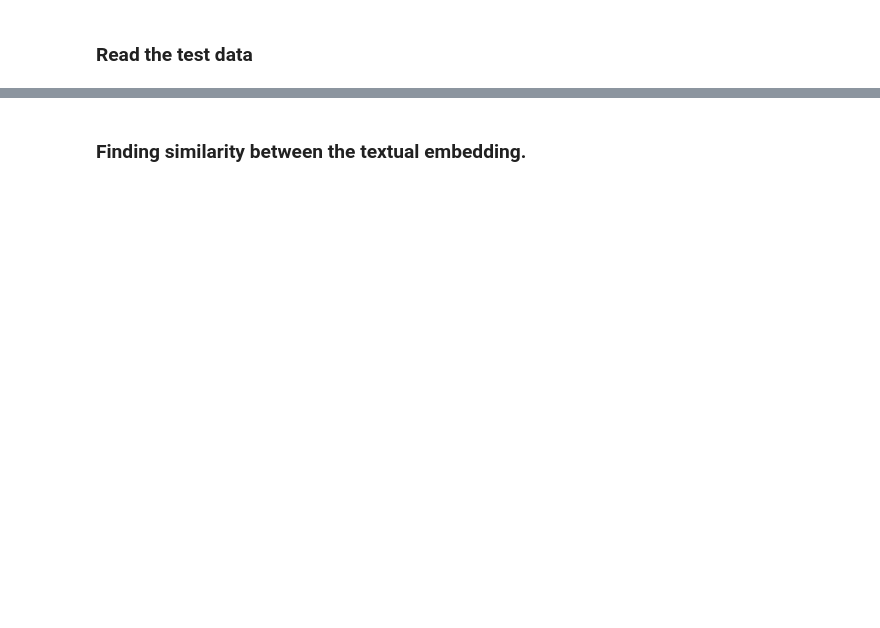
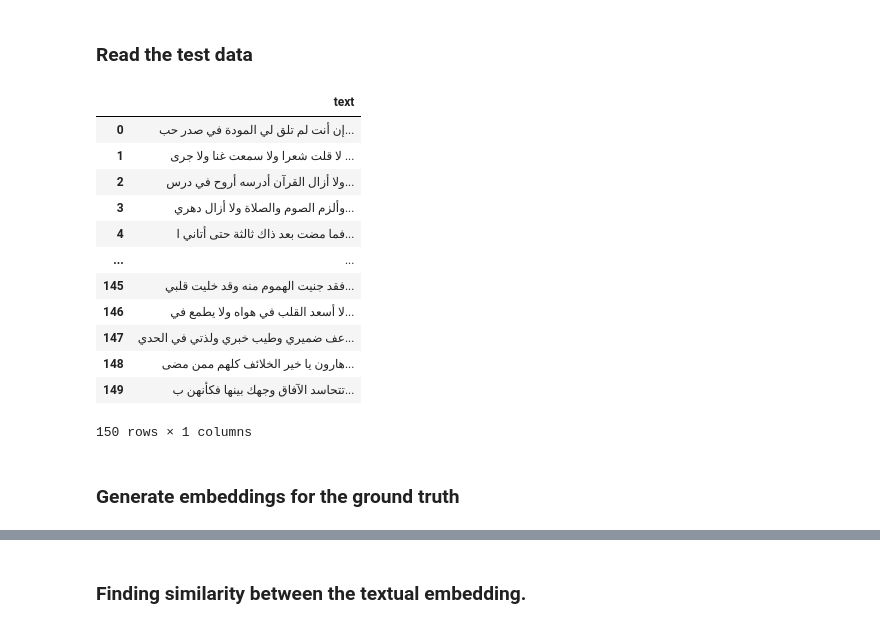
Before and after one commit to ramahasiba/English_and_Arabic_Poem_Generator, a Jupyter notebook: Models_Evaluation.ipynb, the cells around one changed output, grey strips where cells are left out. Saved outputs shown, nothing was run; the diff lists cells and outputs as text; code cells hidden in the pictures; blank space fills up the shorter version.

```diff
--- a/Models_Evaluation.ipynb
+++ b/Models_Evaluation.ipynb
@@ -114,7 +121,7 @@ def generate_embedding_for_english_prediction(seed_line: str):
 ### Read the test data
 # %%
 # Read the text file
-with open('test_dataset.txt', 'r') as file:
+with open('test_dataset_en.txt', 'r') as file:
     lines = file.readlines()
 
 # Create a DataFrame with each row as a sample
@@ -198,0 +267,19 @@ df = df[df['text'] != '']
+# %%
+df = df.head(150)
+df
+# %% [output]
+|  | text |
+| 0 | إن أنت لم تلق لي المودة في صدر حب... |
+| 1 | لا قلت شعرا ولا سمعت غنا ولا جرى ... |
+| 2 | ولا أزال القرآن أدرسه أروح في درس... |
+| 3 | وألزم الصوم والصلاة ولا أزال دهري... |
+| 4 | فما مضت بعد ذاك ثالثة حتى أتاني ا... |
+| ... | ... |
+| 145 | فقد جنيت الهموم منه وقد خليت قلبي... |
+| 146 | لا أسعد القلب في هواه ولا يطمع في... |
+| 147 | عف ضميري وطيب خبري ولذتي في الحدي... |
+| 148 | هارون يا خير الخلائف كلهم ممن مضى... |
+| 149 | تتحاسد الآفاق وجهك بينها فكأنهن ب... |
+150 rows × 1 columns
+# %% [markdown]
+### Generate embeddings for the ground truth
```
Also changed, not shown: parts of 26 cells of this notebook.
